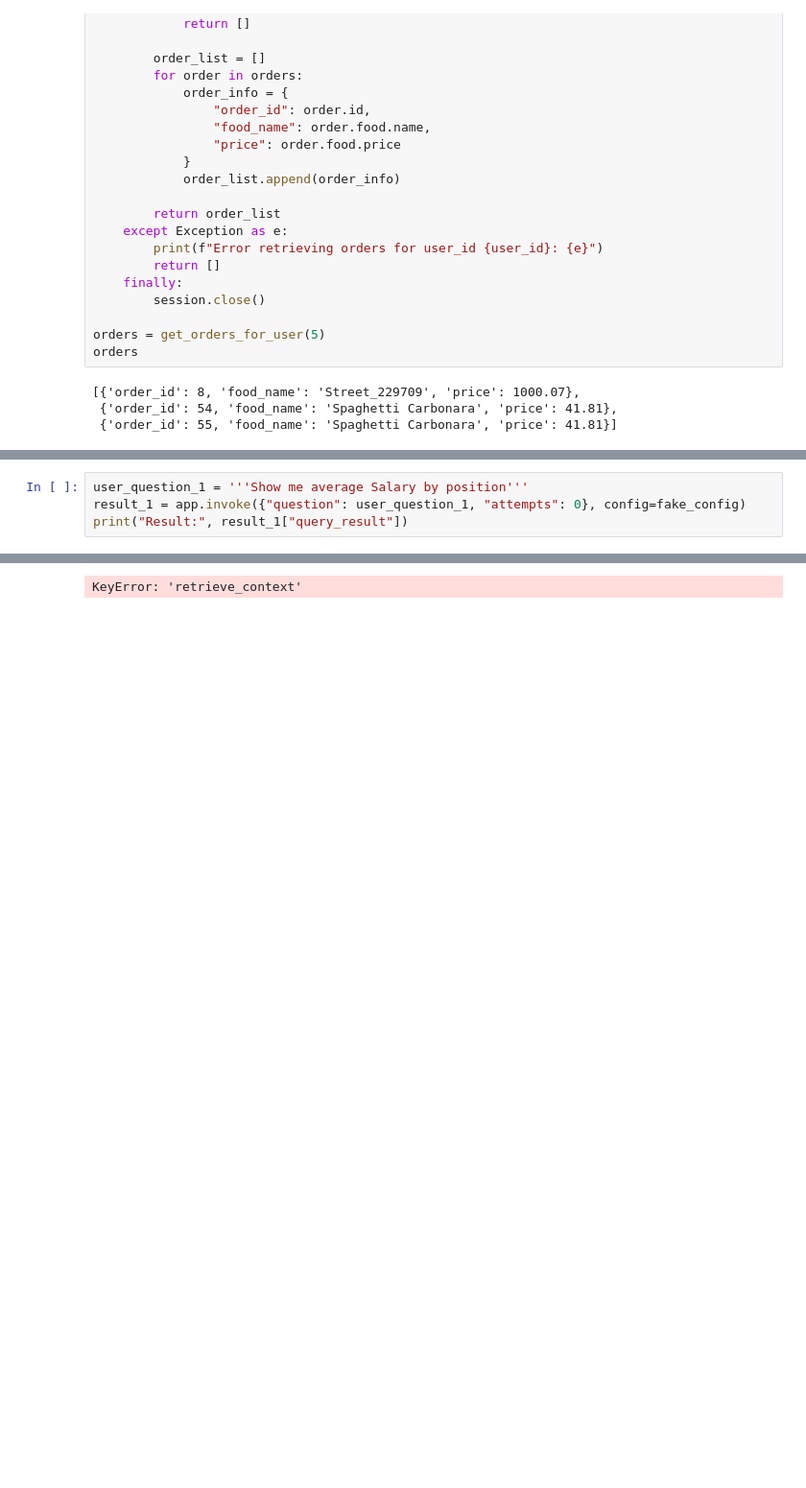
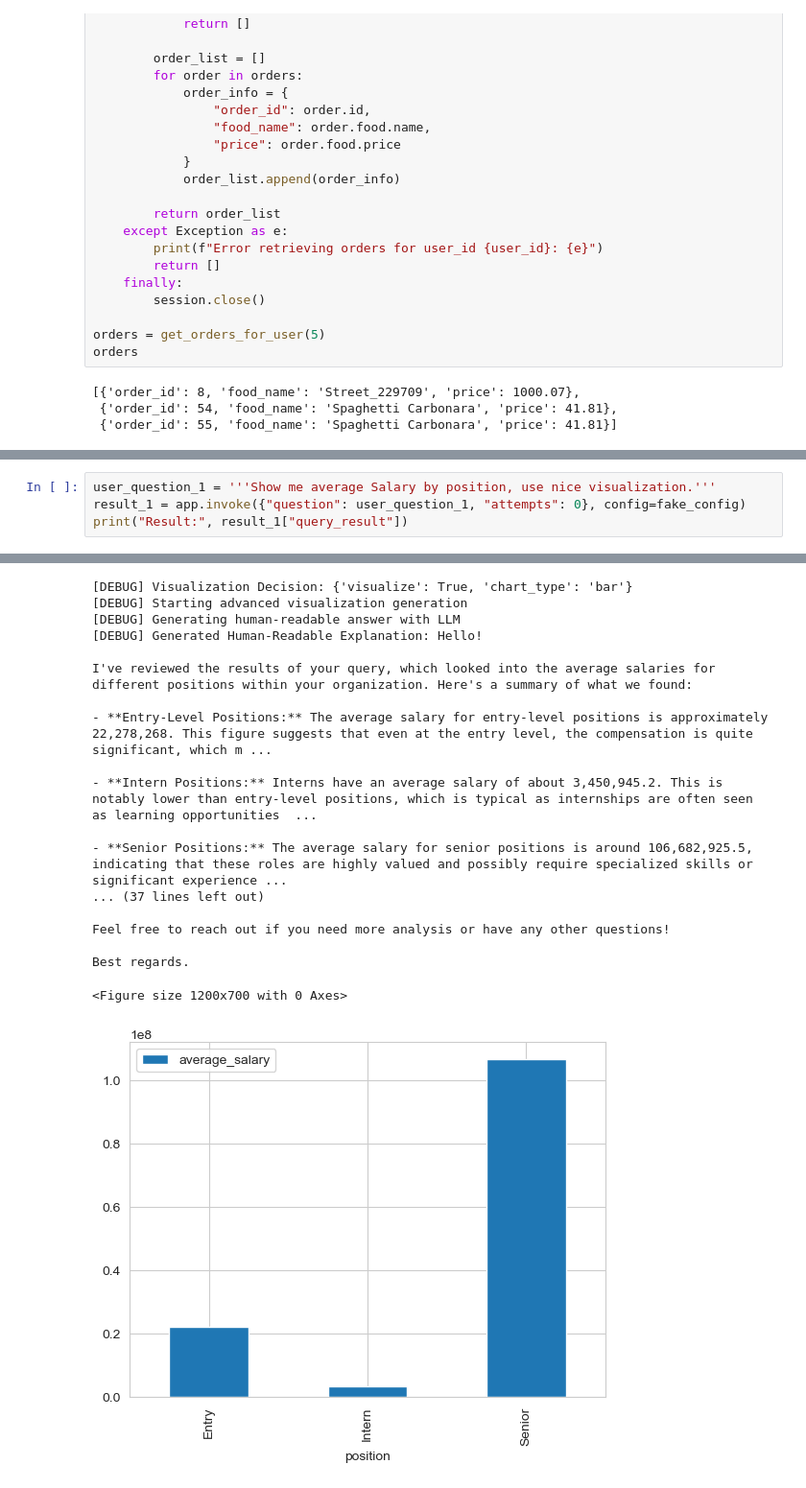
Before and after one commit to kurta17/Text-to-SQL-Agent, a Jupyter notebook: sql-agent.ipynb, the cells around one changed output, grey strips where cells are left out. Shown: that part at 96% size. Drawn from its saved outputs; the diff is of its cells as text; blank space fills up the shorter version.

```diff
--- a/sql-agent.ipynb
+++ b/sql-agent.ipynb
@@ -1564,5 +1586,5 @@ Best regards.
 # %%
-user_question_1 = '''Show me average Salary by position'''
+user_question_1 = '''Show me average Salary by position, use nice visualization.'''
 result_1 = app.invoke({"question": user_question_1, "attempts": 0}, config=fake_config)
 print("Result:", result_1["query_result"])
 # %% [output]
@@ -1586,4 +1608,22 @@ Table: food_category
-KeyError: 'retrieve_context'
+[DEBUG] Visualization Decision: {'visualize': True, 'chart_type': 'bar'}
+[DEBUG] Starting advanced visualization generation
+[DEBUG] Generating human-readable answer with LLM
+[DEBUG] Generated Human-Readable Explanation: Hello!
+
+I've reviewed the results of your query, which looked into the average salaries for different positions within your organization. Here's a summary of what we found:
+
+- **Entry-Level Positions:** The average salary for entry-level positions is approximately 22,278,268. This figure suggests that even at the entry level, the compensation is quite significant, which m ...
+
+- **Intern Positions:** Interns have an average salary of about 3,450,945.2. This is notably lower than entry-level positions, which is typical as internships are often seen as learning opportunities  ...
+
+- **Senior Positions:** The average salary for senior positions is around 106,682,925.5, indicating that these roles are highly valued and possibly require specialized skills or significant experience ...
+... (37 lines left out)
+
+Feel free to reach out if you need more analysis or have any other questions!
+
+Best regards.
+<Figure size 1200x700 with 0 Axes>
+[figure, added]
 # %%
 user_question_1 = '''Show percentage of each food category sold, use a pie chart.'''
 result_1 = app.invoke({"question": user_question_1, "attempts": 0}, config=fake_config)
```
Also changed, not shown: parts of 21 cells of this notebook, 6 other files.
